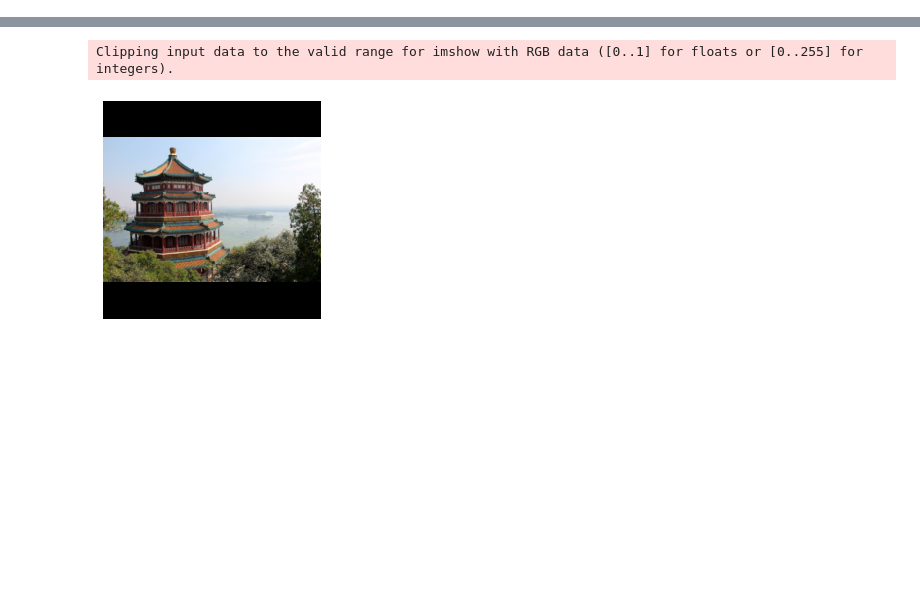
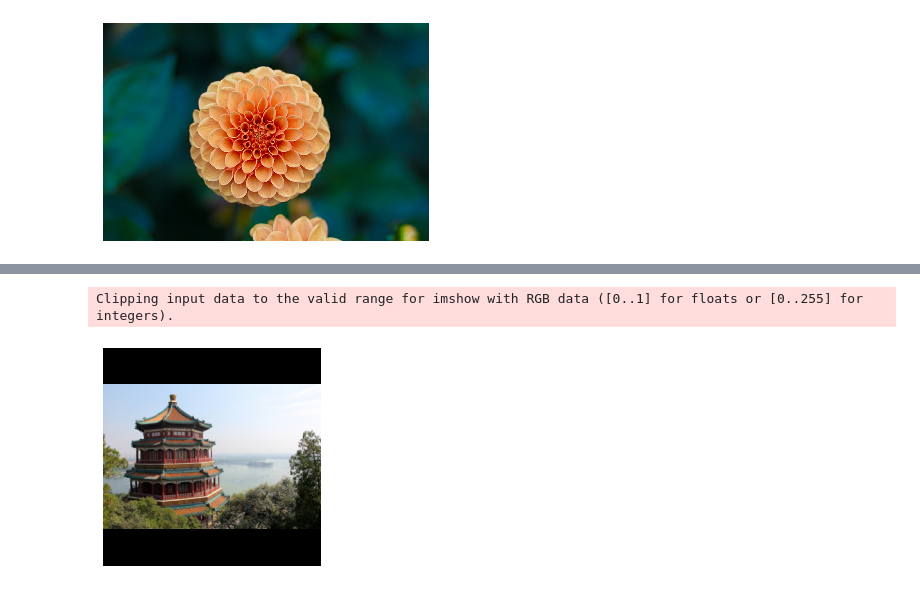
Before and after one commit to junweiluo/HandsonMLPractice, a Jupyter notebook: Chapter14Ex03_Pretrained_ResNet50.ipynb, the cells around one changed output, grey strips where cells are left out. Saved outputs shown, nothing was run; the diff lists cells and outputs as text; code cells hidden in the pictures; blank space fills up the shorter version.

```diff
--- a/Chapter14Ex03_Pretrained_ResNet50.ipynb
+++ b/Chapter14Ex03_Pretrained_ResNet50.ipynb
@@ -35,0 +49,12 @@ tf.random.set_seed(42)
+# %%
+# Load sample images
+from sklearn.datasets import load_sample_image
+china = load_sample_image("china.jpg") / 255
+flower = load_sample_image("flower.jpg") / 255
+images = np.array([china, flower])
+batch_size, height, width, channels = images.shape
+
+plot_color_image(images[1])
+plt.show()
+# %% [output]
+[figure, added]
```
Also changed, not shown: parts of 10 cells of this notebook.
